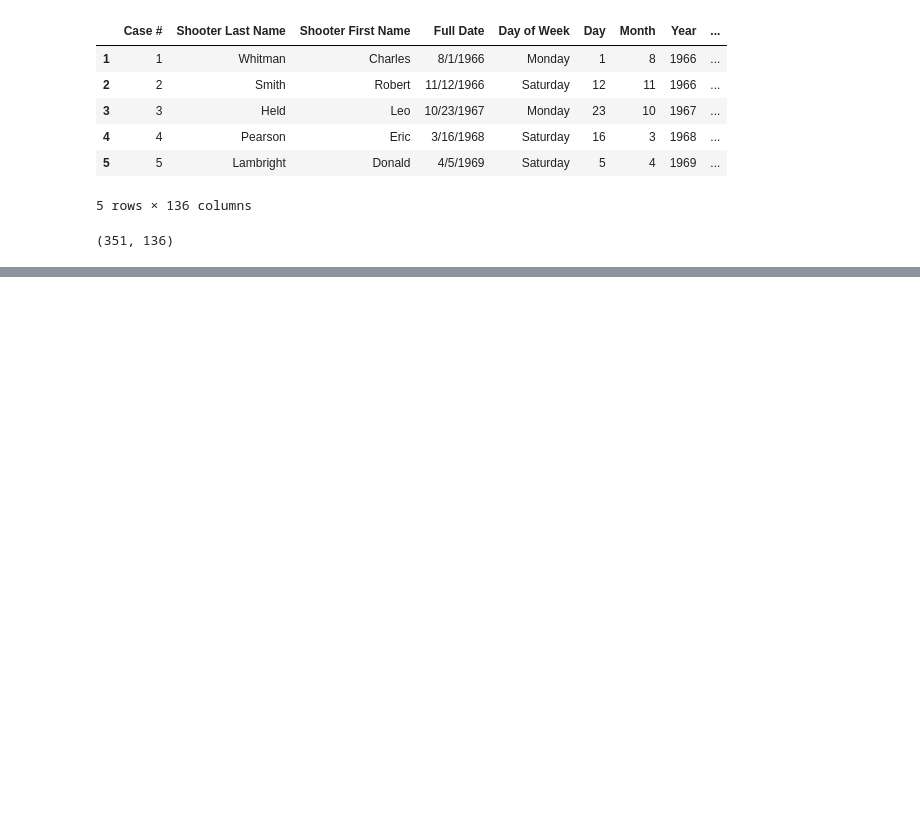
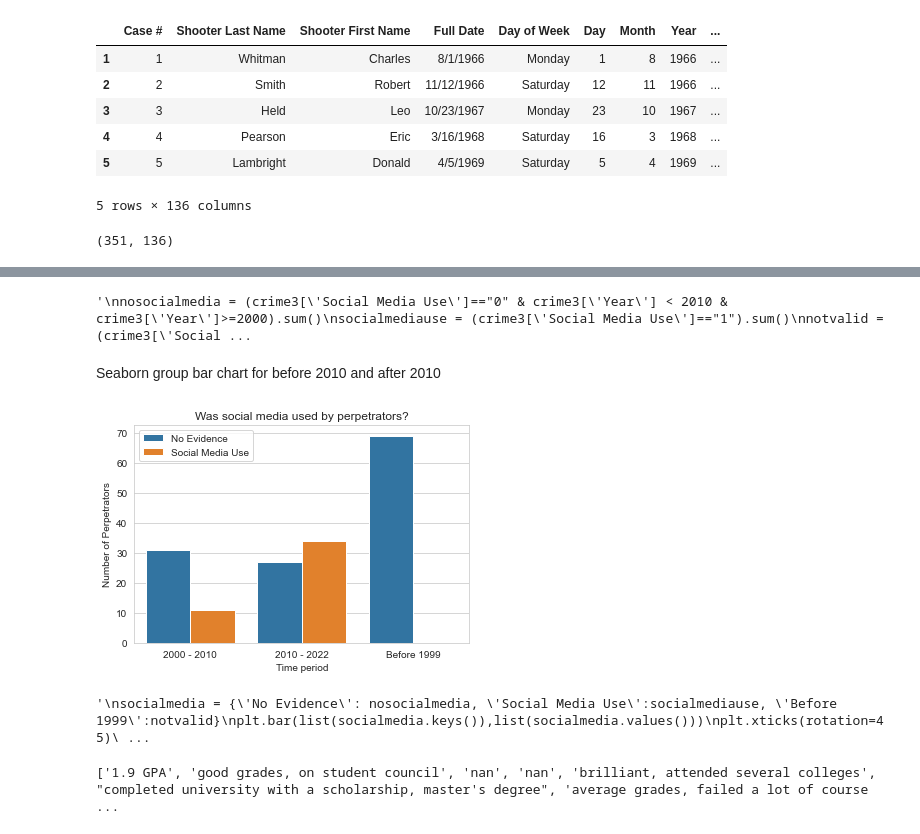
Before and after one commit to jhinkleau/Capstone2023, a Jupyter notebook: CrimeAnalysis.ipynb, the cells around one changed output, grey strips where cells are left out. Drawn from its saved outputs; the diff is of its cells as text; code cells hidden in the pictures; blank space fills up the shorter version.

```diff
--- a/CrimeAnalysis.ipynb
+++ b/CrimeAnalysis.ipynb
@@ -275,0 +212,2 @@ dtype: object
+# %%
+crime3 = crime.rename(columns ={'Social Media Use\xa0': 'Social Media Use'})
@@ -275,0 +244,57 @@ dtype: object
+# %%
+crime3['Year'] = pd.to_numeric(crime3['Year'])
+# %%
+before2010 = crime3[(crime3['Year'] <= 2010) & (crime3['Year'] >= 2000)]
+after2010 = crime3[(crime3['Year'] > 2010)]
+before1999 = crime3[(crime3['Year'] < 2000)]
+# %%
+before2010none = (before2010['Social Media Use']=="0").sum()
+before2010yes = (before2010['Social Media Use']=="1").sum()
+after2010none = (after2010['Social Media Use']=="0").sum()
+after2010yes = (after2010['Social Media Use']=="1").sum()
+before1999no = (before1999['Social Media Use']=="2").sum()
+# %%
+'''
+nosocialmedia = (crime3['Social Media Use']=="0" & crime3['Year'] < 2010 & crime3['Year']>=2000).sum()
+socialmediause = (crime3['Social Media Use']=="1").sum()
+notvalid = (crime3['Social Media Use']=="2").sum()
+'''
+# %% [output]
+'\nnosocialmedia = (crime3[\'Social Media Use\']=="0" & crime3[\'Year\'] < 2010 & crime3[\'Year\']>=2000).sum()\nsocialmediause = (crime3[\'Social Media Use\']=="1").sum()\nnotvalid = (crime3[\'Social ...
+# %% [markdown]
+Seaborn group bar chart for before 2010 and after 2010
+# %%
+socialmediagrouped = {'Group': ['2000 - 2010', '2000 - 2010', '2010 - 2022', '2010 - 2022', 'Before 1999'],
+        'Category': ['No Evidence', 'Social Media Use', 'No Evidence', 'Social Media Use', 'No Evidence'],
+        'Value': [before2010none, before2010yes, after2010none, after2010yes, before1999no]}
+# Create the grouped bar chart using Seaborn
+sns.set_style("whitegrid")
+sns.barplot(x="Group", y="Value", hue="Category", data=socialmediagrouped)
+
+# Add titles and labels
+plt.title('Was social media used by perpetrators?')
+plt.xlabel('Time period')
+plt.ylabel('Number of Perpetrators')
+
+#pct = ((before2010none/351)*100, (before2010yes/351)*100, (after2010none/351)*100, (after2010yes/351)*100, (before1999no/351)*100)
+#1 = sns.barplot(np.arange(len(pct)),pct)
+# Show the chart
+plt.show()
+# %% [output]
+[figure, added]
+# %%
+'''
+socialmedia = {'No Evidence': nosocialmedia, 'Social Media Use':socialmediause, 'Before 1999':notvalid}
+plt.bar(list(socialmedia.keys()),list(socialmedia.values()))
+plt.xticks(rotation=45)
+plt.title("Did the shooters use social media?")
+plt.show()
+'''
+# %% [output]
+'\nsocialmedia = {\'No Evidence\': nosocialmedia, \'Social Media Use\':socialmediause, \'Before 1999\':notvalid}\nplt.bar(list(socialmedia.keys()),list(socialmedia.values()))\nplt.xticks(rotation=45)\ ...
+# %%
+crime3['School Performance Specified'] =crime3['School Performance Specified'].astype(str)
+wordcloud1 = crime3['School Performance Specified'].tolist()
+print(wordcloud1)
+# %% [output]
+['1.9 GPA', 'good grades, on student council', 'nan', 'nan', 'brilliant, attended several colleges', "completed university with a scholarship, master's degree", 'average grades, failed a lot of course ...
```
Also changed, not shown: parts of 86 cells of this notebook, 1 other file.
